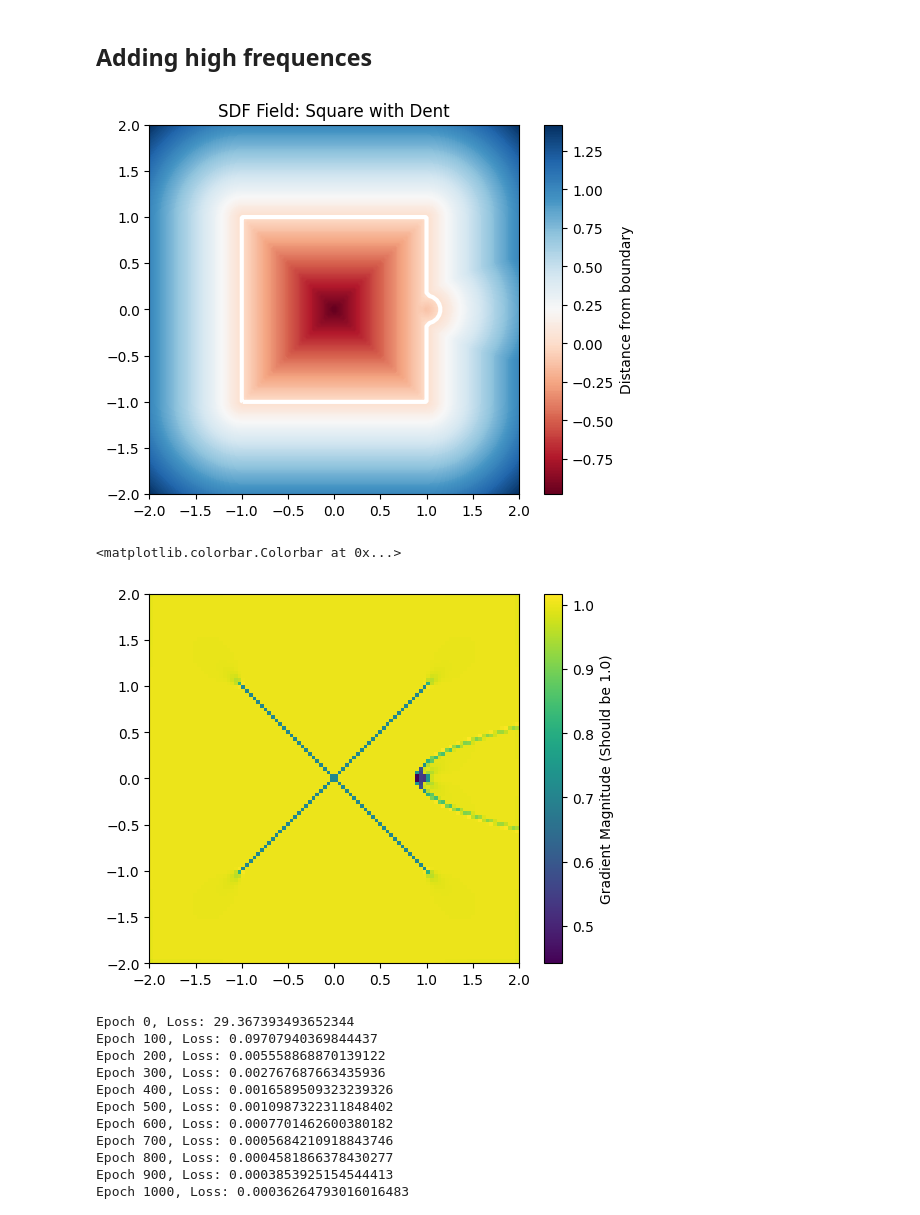
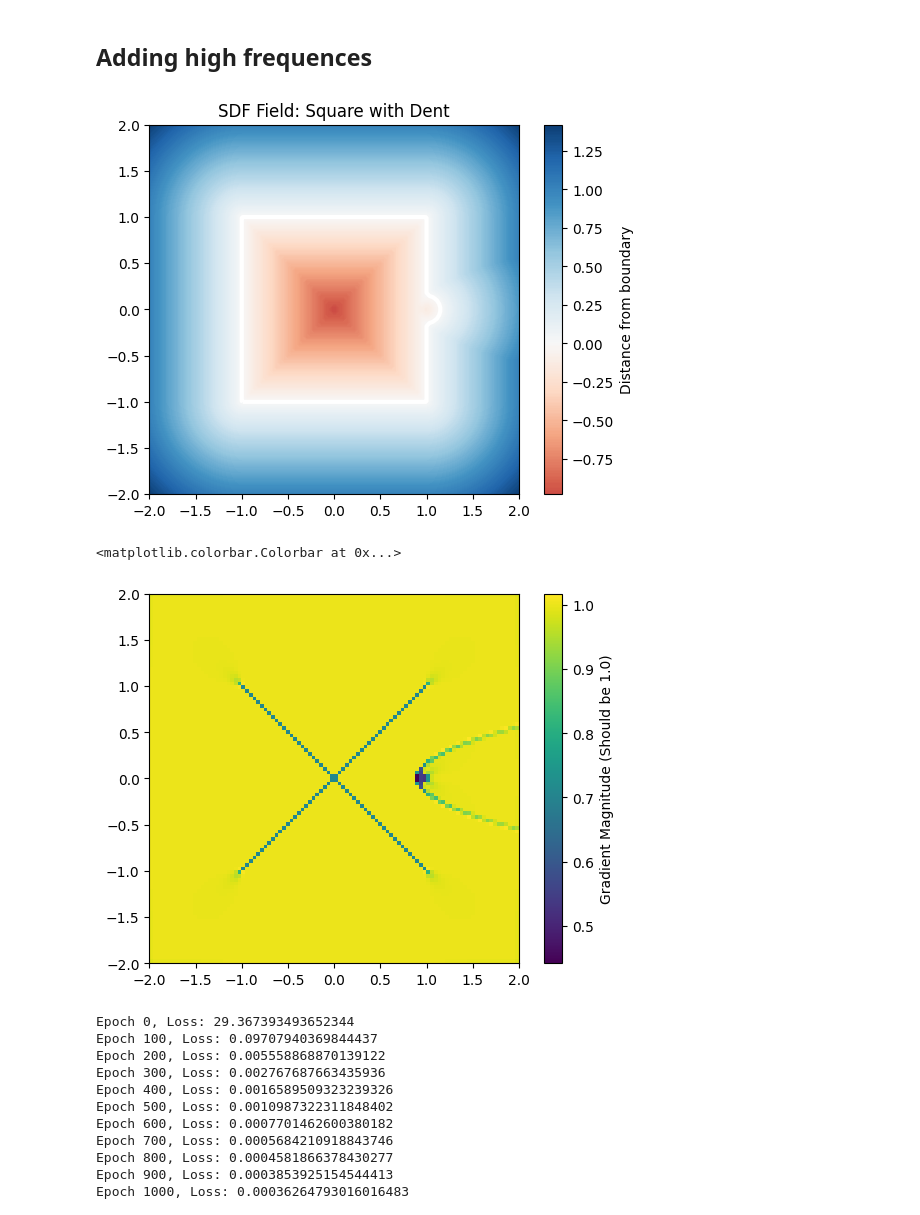
Before and after one commit to antonin-tarrade/sdf-marching-cubes, a Jupyter notebook: mlp-tests.ipynb, the cells around one changed output. Saved outputs shown, nothing was run; the diff lists cells and outputs as text; code cells hidden in the pictures.

```diff
--- a/mlp-tests.ipynb
+++ b/mlp-tests.ipynb
@@ -560,35 +633,35 @@ def hf_square(x, y, r=1.0, dent_radius=0.15):
     # 2. Compute distance to dent (circle at right edge)
     dist_to_dent_center = np.sqrt((x - r)**2 + (y - 0)**2)
     dist_to_dent = dist_to_dent_center - dent_radius
 
     # 3. Union: distance to closest surface
     # The dent is a circular indentation, so we take minimum
     result = np.minimum(dist_to_square, dist_to_dent)
     return result
 
 
 gridx = np.linspace(-2,2,100)
 gridy = np.linspace(-2,2,100)
 X,Y = np.meshgrid(gridx,gridy)
 Z = hf_square(X,Y,1,0.15)
 
 
-cp = plt.contourf(X, Y, Z, levels=250, cmap='RdBu')
+cp = plt.contourf(X, Y, Z, levels=250, cmap='RdBu',vmin=-1.5,vmax=1.5)
 plt.colorbar(cp, label='Distance from boundary')
 
 
 plt.contour(X, Y, Z, levels=[0], colors='white', linewidths=3)
 
 plt.title("SDF Field: Square with Dent")
 plt.gca().set_aspect('equal')
 plt.show()
 
 gy, gx = np.gradient(Z, gridx[1]-gridx[0])
 magnitude = np.sqrt(gx**2 + gy**2)
 plt.imshow(magnitude, extent=[-2,2,-2,2])
 plt.colorbar(label="Gradient Magnitude (Should be 1.0)")
 # %% [output]
-[figure, old version]
+[figure, new version]
 <matplotlib.colorbar.Colorbar at 0x...>
 [figure]
 # %%
```
Also changed, not shown: parts of 2 cells of this notebook, 1 other file.
